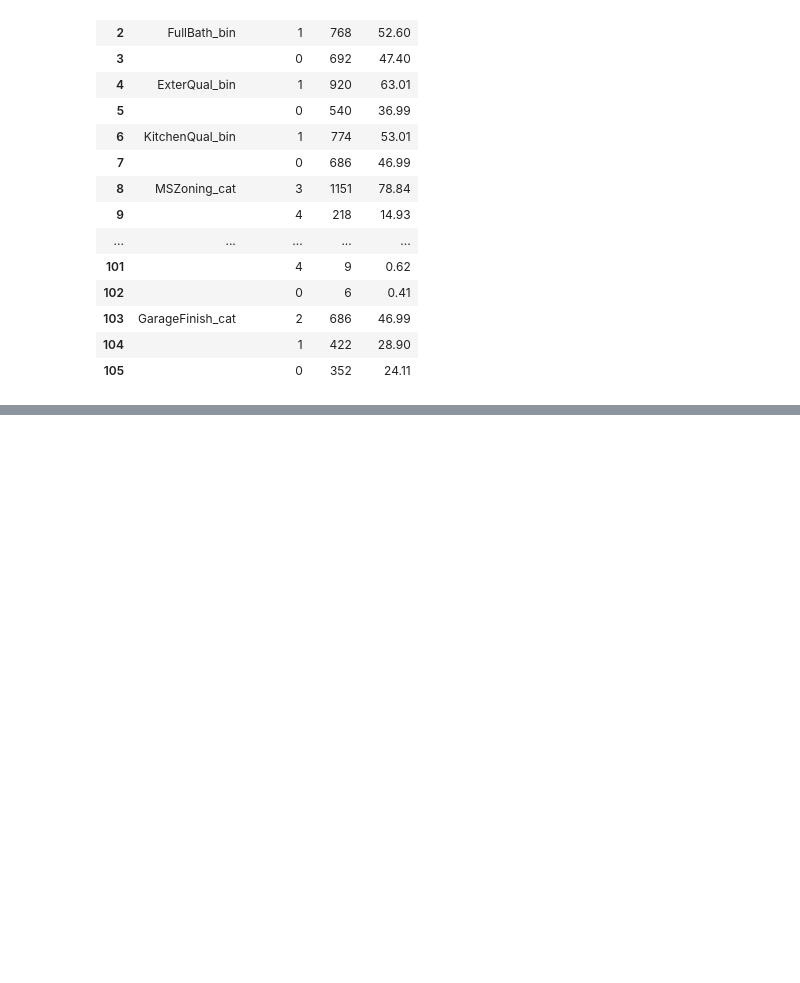
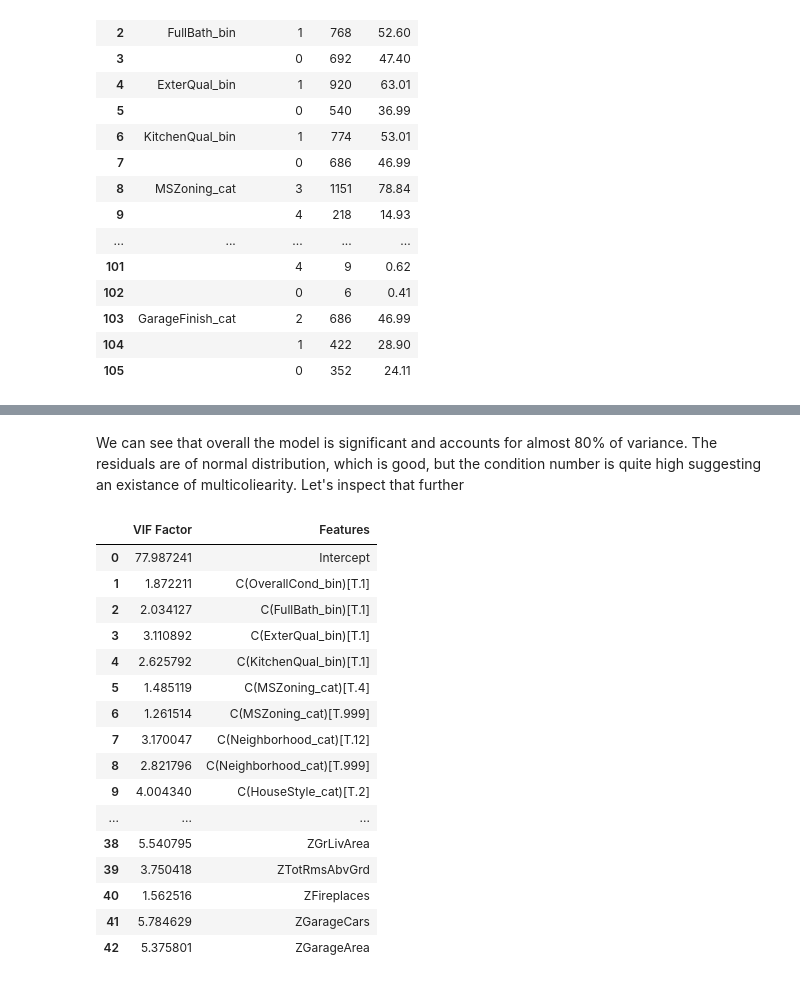
Before and after one commit to patrycja-naumczyk/Kaggle_housePrice, a Jupyter notebook: ML_reg.ipynb, the cells around one changed output, grey strips where cells are left out. Cells and saved outputs as stored; diff of their text form; code cells hidden in the pictures; blank space fills up the shorter version.

```diff
--- a/ML_reg.ipynb
+++ b/ML_reg.ipynb
@@ -311,0 +405,35 @@ First of all - quite a few variables have multiple categories that are underrepr
+# %% [markdown]
+We can see that overall the model is significant and accounts for almost 80% of variance. The residuals are of normal distribution, which is good, but the condition number is quite high suggesting an existance of multicoliearity. Let's inspect that further
+# %%
+# This creates the design matrix used by StatsModels
+x = patsy.dmatrix("ZOverallQual + ZYearBuilt + ZYearRemodAdd + ZGrLivArea + ZTotRmsAbvGrd + ZFireplaces\
+                + ZGarageCars + ZGarageArea\
+                + C(OverallCond_bin) + C(FullBath_bin) + C(ExterQual_bin) + C(KitchenQual_bin) + C(MSZoning_cat)\
+                + C(Neighborhood_cat) + C(Neighborhood_cat) + C(HouseStyle_cat) + C(Exterior1st_cat)\
+                + C(Exterior2nd_cat) + C(MasVnrType_cat) + C(Foundation_cat) + C(BsmtQual_cat)\
+                + C(BsmtFinType1_cat) + C(GarageType_cat) + C(GarageFinish_cat)", data = df_general_check)
+
+
+vif = pd.DataFrame()
+vif["VIF Factor"] = [variance_inflation_factor(x, i) for i in range(x.shape[1])]
+vif["Features"] = x.design_info.column_names
+
+vif
+# %% [output]
+|  | VIF Factor | Features |
+| 0 | 77.987241 | Intercept |
+| 1 | 1.872211 | C(OverallCond_bin)[T.1] |
+| 2 | 2.034127 | C(FullBath_bin)[T.1] |
+| 3 | 3.110892 | C(ExterQual_bin)[T.1] |
+| 4 | 2.625792 | C(KitchenQual_bin)[T.1] |
+| 5 | 1.485119 | C(MSZoning_cat)[T.4] |
+| 6 | 1.261514 | C(MSZoning_cat)[T.999] |
+| 7 | 3.170047 | C(Neighborhood_cat)[T.12] |
+| 8 | 2.821796 | C(Neighborhood_cat)[T.999] |
+| 9 | 4.004340 | C(HouseStyle_cat)[T.2] |
+| ... | ... | ... |
+| 38 | 5.540795 | ZGrLivArea |
+| 39 | 3.750418 | ZTotRmsAbvGrd |
+| 40 | 1.562516 | ZFireplaces |
+| 41 | 5.784629 | ZGarageCars |
+| 42 | 5.375801 | ZGarageArea |
```
Also changed, not shown: parts of 15 cells of this notebook.
